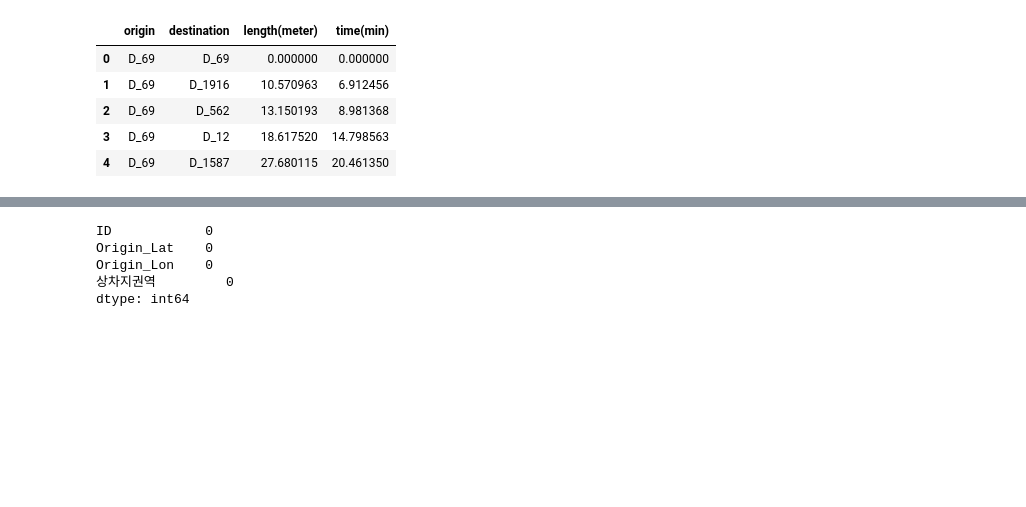
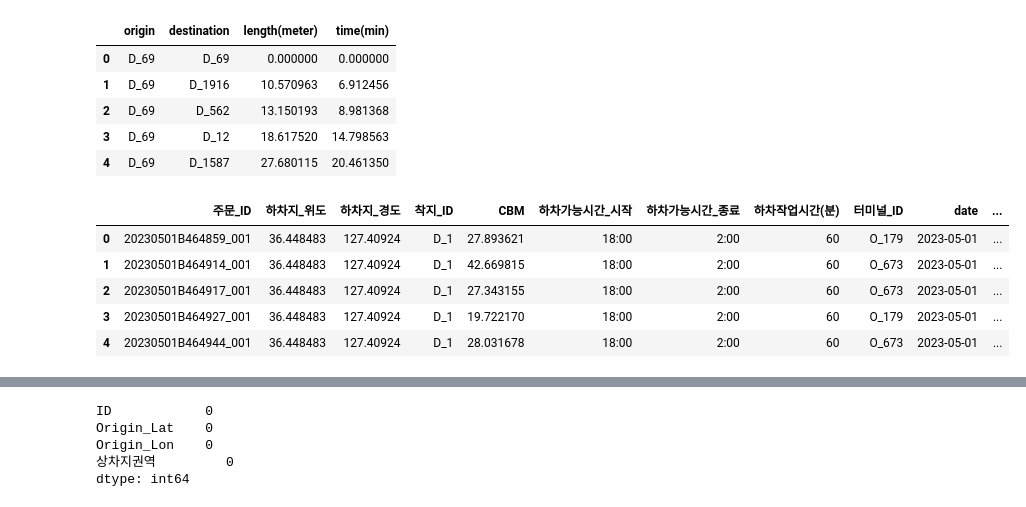
Before and after one commit to wonwookim/cj_challenge, a Jupyter notebook: cj_challenge_eda.ipynb, the cells around one changed output, grey strips where cells are left out. Saved outputs shown, nothing was run; the diff lists cells and outputs as text; code cells hidden in the pictures; blank space fills up the shorter version.

```diff
--- a/cj_challenge_eda.ipynb
+++ b/cj_challenge_eda.ipynb
@@ -111 +123,10 @@ od_table.head(5)
+# %%
+order_table.head()
+# %% [output]
+|  | 주문_ID | 하차지_위도 | 하차지_경도 | 착지_ID | CBM | 하차가능시간_시작 | 하차가능시간_종료 | 하차작업시간(분) | 터미널_ID | date | ... |
+| 0 | 20230501B464859_001 | 36.448483 | 127.40924 | D_1 | 27.893621 | 18:00 | 2:00 | 60 | O_179 | 2023-05-01 | ... |
+| 1 | 20230501B464914_001 | 36.448483 | 127.40924 | D_1 | 42.669815 | 18:00 | 2:00 | 60 | O_673 | 2023-05-01 | ... |
+| 2 | 20230501B464917_001 | 36.448483 | 127.40924 | D_1 | 27.343155 | 18:00 | 2:00 | 60 | O_673 | 2023-05-01 | ... |
+| 3 | 20230501B464927_001 | 36.448483 | 127.40924 | D_1 | 19.722170 | 18:00 | 2:00 | 60 | O_179 | 2023-05-01 | ... |
+| 4 | 20230501B464944_001 | 36.448483 | 127.40924 | D_1 | 28.031678 | 18:00 | 2:00 | 60 | O_673 | 2023-05-01 | ... |
 # %% [markdown]
```
Also changed, not shown: parts of 40 cells of this notebook.
